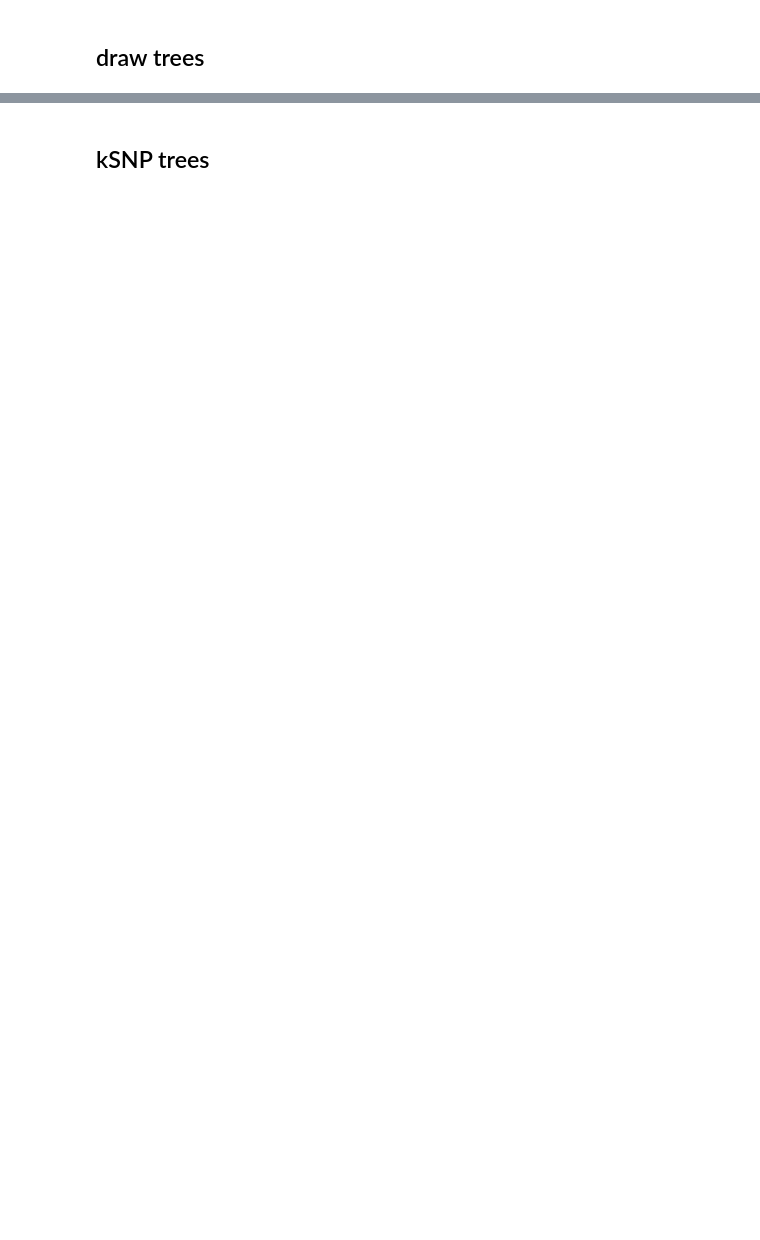
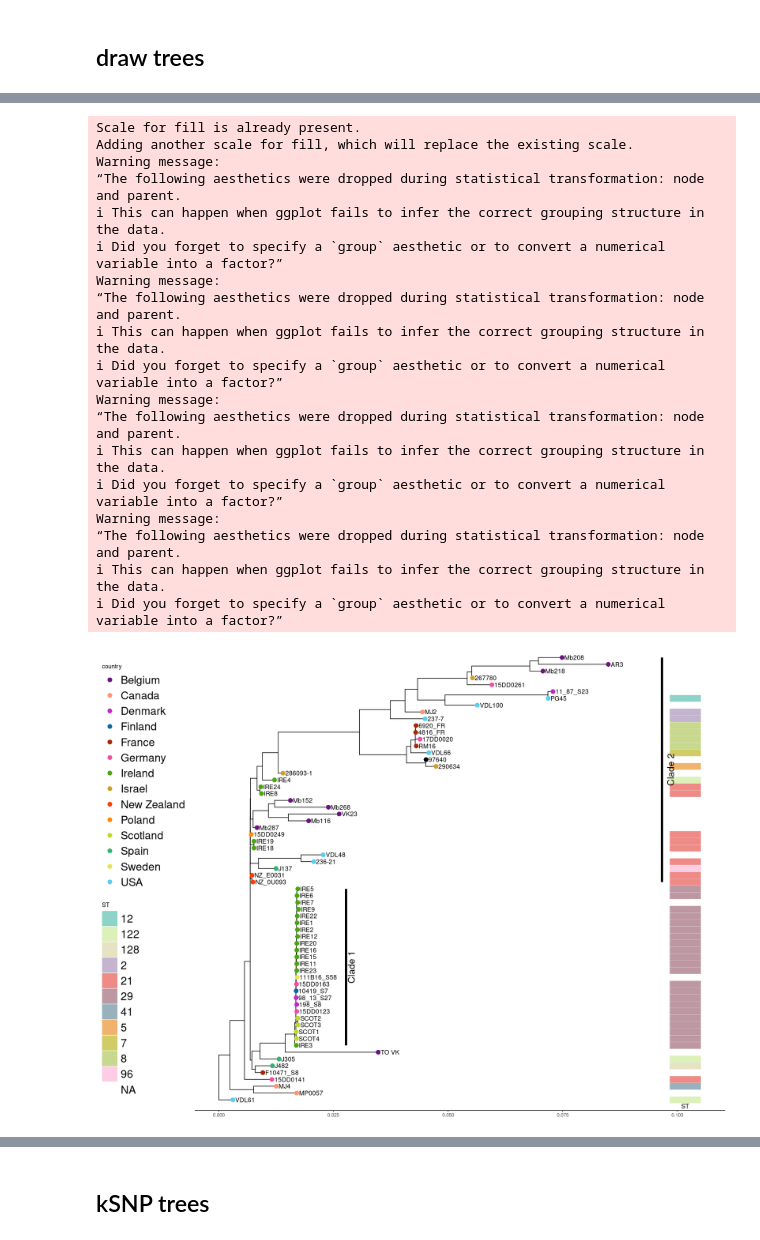
Before and after one commit to dmnfarrell/gordon-group, a Jupyter notebook: mycoplasma_bovis/trees.ipynb, the cells around one changed output, grey strips where cells are left out. Cells and saved outputs as stored; diff of their text form; code cells hidden in the pictures; blank space fills up the shorter version.

```diff
--- a/mycoplasma_bovis/trees.ipynb
+++ b/mycoplasma_bovis/trees.ipynb
@@ -43,0 +36,4 @@ show_col(mycolors)
+# %%
+gmeta <- read.csv('global_meta.csv',row.names=1)
+gmeta[] <- lapply(gmeta, as.character)
+gmeta$ST <- as.character(gmeta$ST)
@@ -68,0 +139,31 @@ ggplottree(stree, meta, layout='rect', colors=mycolors, cols=c('country'), cmaps
+# %%
+tr<-extract.clade(ctree, 202)
+options(repr.plot.width=16, repr.plot.height=12)
+p<- ggplottree(tr, gmeta, layout='rect',  colors=mycolors, cols=c('country','ST'), cmaps=c('Set1','Set3'),
+          tipsize=4, tiplabel=TRUE,tiplabelsize=4,tipoffset=.0001,offset=.005,tiplabelcol='strain')
+
+p <- p +
+  geom_cladelabel(getMRCA(tr,c('224','228')), "Clade 1", offset=.01, barsize=2, angle=90, offset.text=.001, hjust=0.5, fontsize=6)
+p <- p +
+  geom_cladelabel(getMRCA(tr,c('245','227','SRR12686435')), "Clade 2", offset=.01, barsize=2, angle=90, offset.text=.001, hjust=0.5, fontsize=6)
+p# + geom_text(aes(label=node), hjust=-.3)
+# %% [output]
+Scale for fill is already present.
+Adding another scale for fill, which will replace the existing scale.
+Warning message:
+“The following aesthetics were dropped during statistical transformation: node and parent.
+ℹ This can happen when ggplot fails to infer the correct grouping structure in the data.
+ℹ Did you forget to specify a `group` aesthetic or to convert a numerical variable into a factor?”
+Warning message:
+“The following aesthetics were dropped during statistical transformation: node and parent.
+ℹ This can happen when ggplot fails to infer the correct grouping structure in the data.
+ℹ Did you forget to specify a `group` aesthetic or to convert a numerical variable into a factor?”
+Warning message:
+“The following aesthetics were dropped during statistical transformation: node and parent.
+ℹ This can happen when ggplot fails to infer the correct grouping structure in the data.
+ℹ Did you forget to specify a `group` aesthetic or to convert a numerical variable into a factor?”
+Warning message:
+“The following aesthetics were dropped during statistical transformation: node and parent.
+ℹ This can happen when ggplot fails to infer the correct grouping structure in the data.
+ℹ Did you forget to specify a `group` aesthetic or to convert a numerical variable into a factor?”
+[figure, added]
```
Also changed, not shown: parts of 42 cells of this notebook, 5 other files.
